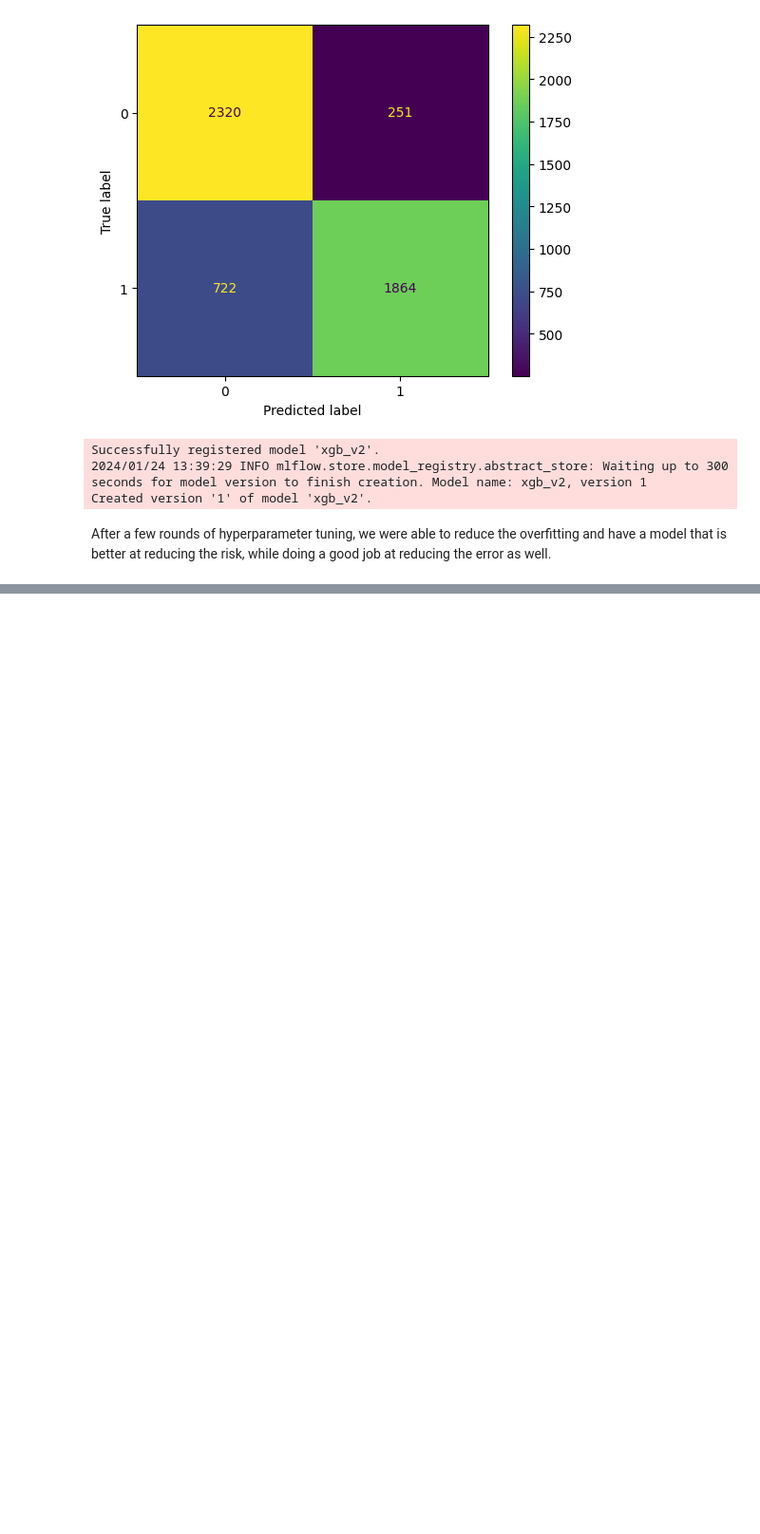
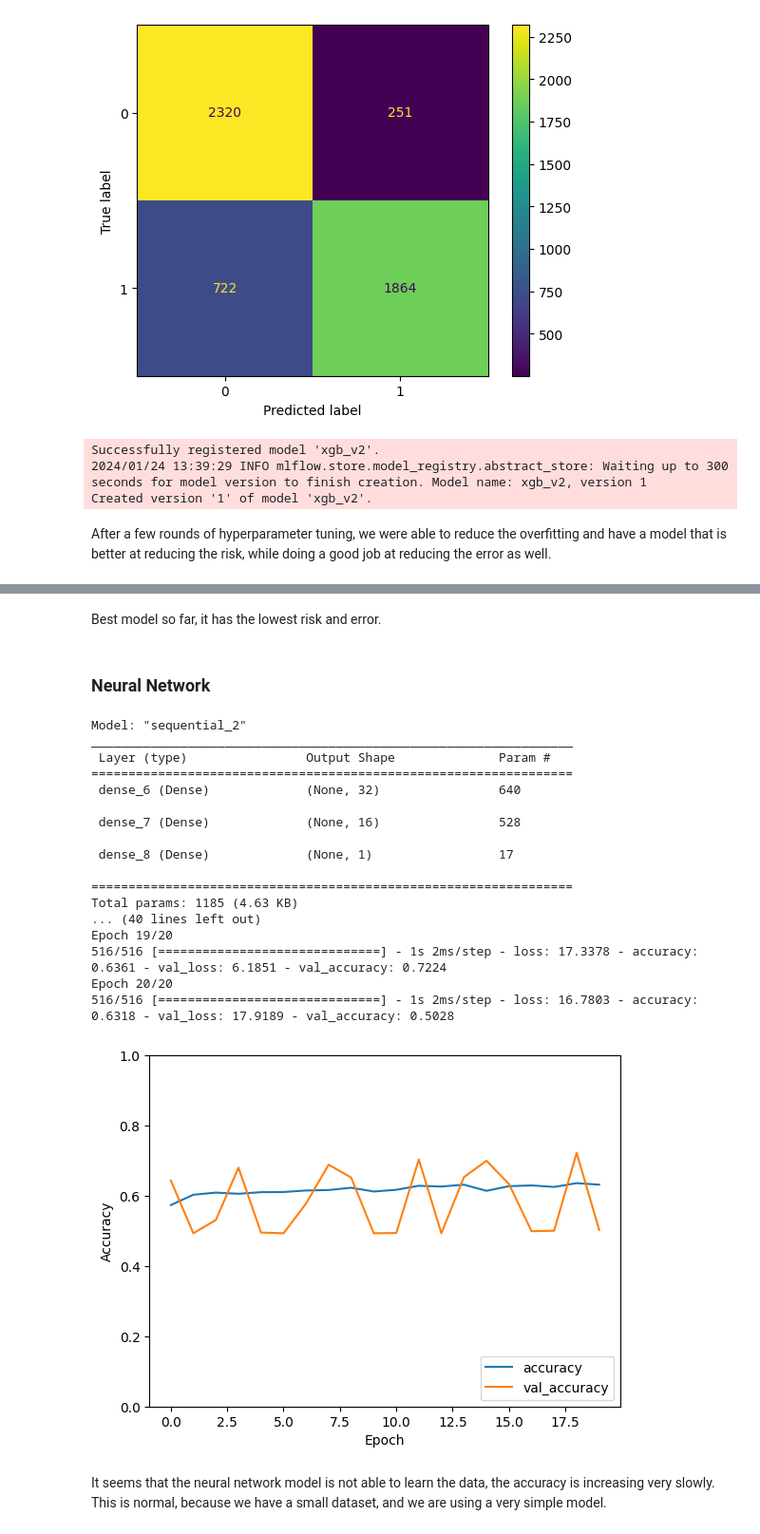
Before and after one commit to mnijadi/product-display-modeling, a Jupyter notebook: notebooks/3_modeling.ipynb, the cells around one changed output, grey strips where cells are left out. Shown at 95% size. Cells and saved outputs as stored; diff of their text form; code cells hidden in the pictures; blank space fills up the shorter version.

```diff
--- a/notebooks/3_modeling.ipynb
+++ b/notebooks/3_modeling.ipynb
@@ -999,3 +1075,48 @@ After a few rounds of hyperparameter tuning, we were able to reduce the overfitt
+# %% [markdown]
+Best model so far, it has the lowest risk and error.
+# %% [markdown]
+### Neural Network
+# %%
+model = Sequential()
+model.add(tfl.Dense(32, activation='relu', input_shape=(19,)))
+model.add(tfl.Dense(16, activation='relu'))
+model.add(tfl.Dense(1, activation='sigmoid'))
+model.compile(optimizer='adam', loss='binary_crossentropy', metrics=['accuracy'])
+print(model.summary())
+
+cols = features
+X_train, X_test = X_train[cols], X_test[cols]
+
+history = model.fit(X_train, y_train, epochs=20, batch_size=32, validation_split=0.2)
+
+plt.plot(history.history['accuracy'], label='accuracy')
+plt.plot(history.history['val_accuracy'], label='val_accuracy')
+plt.xlabel('Epoch')
+plt.ylabel('Accuracy')
+plt.ylim([0, 1])
+plt.legend(loc='lower right')
+plt.show()
+# %% [output]
+Model: "sequential_2"
+_________________________________________________________________
+ Layer (type)                Output Shape              Param #
+=================================================================
+ dense_6 (Dense)             (None, 32)                640
+
+ dense_7 (Dense)             (None, 16)                528
+
+ dense_8 (Dense)             (None, 1)                 17
+
+=================================================================
+Total params: 1185 (4.63 KB)
+... (40 lines left out)
+Epoch 19/20
+516/516 [==============================] - 1s 2ms/step - loss: 17.3378 - accuracy: 0.6361 - val_loss: 6.1851 - val_accuracy: 0.7224
+Epoch 20/20
+516/516 [==============================] - 1s 2ms/step - loss: 16.7803 - accuracy: 0.6318 - val_loss: 17.9189 - val_accuracy: 0.5028
+[figure, added]
+# %% [markdown]
+It seems that the neural network model is not able to learn the data, the accuracy is increasing very slowly. This is normal, because we have a small dataset, and we are using a very simple model.
 # %% [markdown]
 ## Conclusion
 
```
Also changed, not shown: parts of 10 cells of this notebook.
